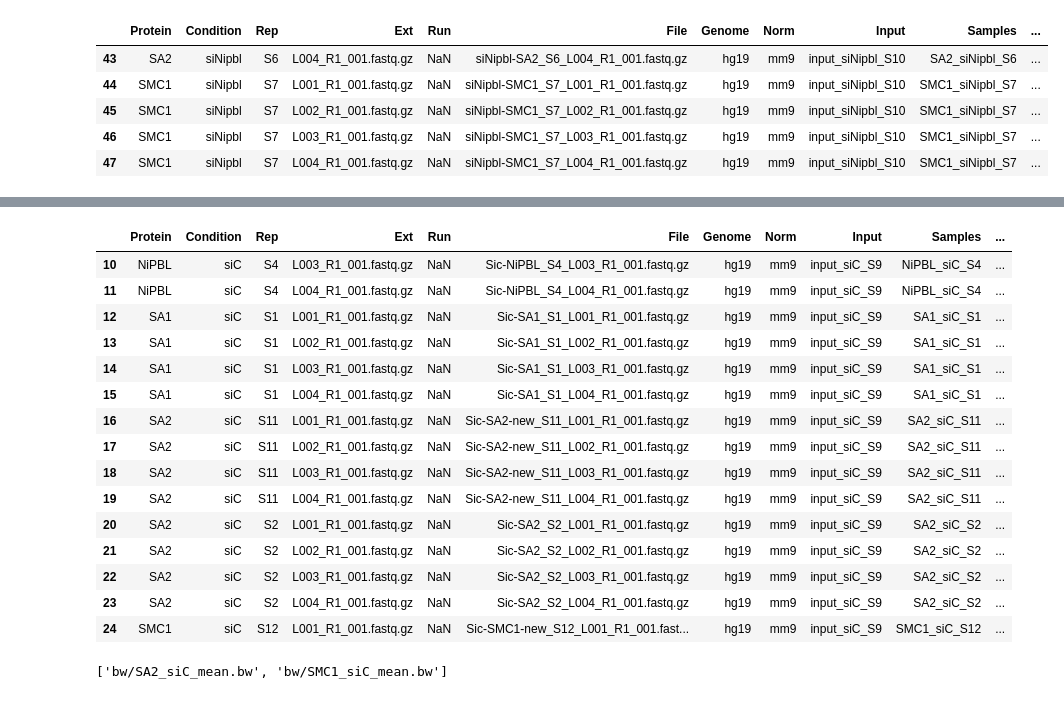
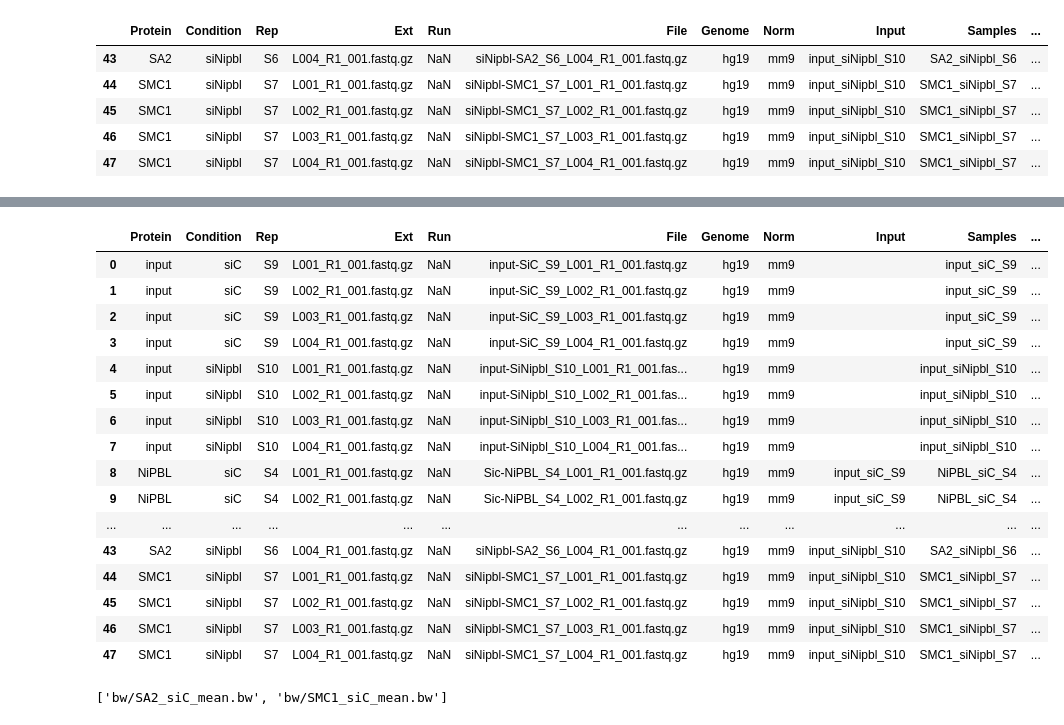
Before and after one commit to aqvd/snakemake_workflows, a Jupyter notebook: Chip-Seq/notebooks/metadata_creation.ipynb, the cells around one changed output, grey strips where cells are left out. Drawn from its saved outputs; the diff is of its cells as text; code cells hidden in the pictures.

```diff
--- a/Chip-Seq/notebooks/metadata_creation.ipynb
+++ b/Chip-Seq/notebooks/metadata_creation.ipynb
@@ -116,29 +149,30 @@ data.tail()
 # %%
 ## Column to indicate if need to merge bigWig
 ## For a given protein and condition, get the unique values of rep. If more than 1, merge
 
 data["MergeBW"]=["yes" if len(data.Rep[(data.Condition==c) & (data.Protein==p)].unique()) > 1
  else "no"
  for c,p in zip(data.Condition, data.Protein)]
 
-data[10:25]
+data
 # %% [output]
 |  | Protein | Condition | Rep | Ext | Run | File | Genome | Norm | Input | Samples | ... |
-| 10 | NiPBL | siC | S4 | L003_R1_001.fastq.gz | NaN | Sic-NiPBL_S4_L003_R1_001.fastq.gz | hg19 | mm9 | input_siC_S9 | NiPBL_siC_S4 | ... |
-| 11 | NiPBL | siC | S4 | L004_R1_001.fastq.gz | NaN | Sic-NiPBL_S4_L004_R1_001.fastq.gz | hg19 | mm9 | input_siC_S9 | NiPBL_siC_S4 | ... |
-| 12 | SA1 | siC | S1 | L001_R1_001.fastq.gz | NaN | Sic-SA1_S1_L001_R1_001.fastq.gz | hg19 | mm9 | input_siC_S9 | SA1_siC_S1 | ... |
-| 13 | SA1 | siC | S1 | L002_R1_001.fastq.gz | NaN | Sic-SA1_S1_L002_R1_001.fastq.gz | hg19 | mm9 | input_siC_S9 | SA1_siC_S1 | ... |
-| 14 | SA1 | siC | S1 | L003_R1_001.fastq.gz | NaN | Sic-SA1_S1_L003_R1_001.fastq.gz | hg19 | mm9 | input_siC_S9 | SA1_siC_S1 | ... |
-| 15 | SA1 | siC | S1 | L004_R1_001.fastq.gz | NaN | Sic-SA1_S1_L004_R1_001.fastq.gz | hg19 | mm9 | input_siC_S9 | SA1_siC_S1 | ... |
-| 16 | SA2 | siC | S11 | L001_R1_001.fastq.gz | NaN | Sic-SA2-new_S11_L001_R1_001.fastq.gz | hg19 | mm9 | input_siC_S9 | SA2_siC_S11 | ... |
-| 17 | SA2 | siC | S11 | L002_R1_001.fastq.gz | NaN | Sic-SA2-new_S11_L002_R1_001.fastq.gz | hg19 | mm9 | input_siC_S9 | SA2_siC_S11 | ... |
-| 18 | SA2 | siC | S11 | L003_R1_001.fastq.gz | NaN | Sic-SA2-new_S11_L003_R1_001.fastq.gz | hg19 | mm9 | input_siC_S9 | SA2_siC_S11 | ... |
-| 19 | SA2 | siC | S11 | L004_R1_001.fastq.gz | NaN | Sic-SA2-new_S11_L004_R1_001.fastq.gz | hg19 | mm9 | input_siC_S9 | SA2_siC_S11 | ... |
-| 20 | SA2 | siC | S2 | L001_R1_001.fastq.gz | NaN | Sic-SA2_S2_L001_R1_001.fastq.gz | hg19 | mm9 | input_siC_S9 | SA2_siC_S2 | ... |
-| 21 | SA2 | siC | S2 | L002_R1_001.fastq.gz | NaN | Sic-SA2_S2_L002_R1_001.fastq.gz | hg19 | mm9 | input_siC_S9 | SA2_siC_S2 | ... |
-| 22 | SA2 | siC | S2 | L003_R1_001.fastq.gz | NaN | Sic-SA2_S2_L003_R1_001.fastq.gz | hg19 | mm9 | input_siC_S9 | SA2_siC_S2 | ... |
-| 23 | SA2 | siC | S2 | L004_R1_001.fastq.gz | NaN | Sic-SA2_S2_L004_R1_001.fastq.gz | hg19 | mm9 | input_siC_S9 | SA2_siC_S2 | ... |
-| 24 | SMC1 | siC | S12 | L001_R1_001.fastq.gz | NaN | Sic-SMC1-new_S12_L001_R1_001.fast... | hg19 | mm9 | input_siC_S9 | SMC1_siC_S12 | ... |
+| 0 | input | siC | S9 | L001_R1_001.fastq.gz | NaN | input-SiC_S9_L001_R1_001.fastq.gz | hg19 | mm9 |  | input_siC_S9 | ... |
+| 1 | input | siC | S9 | L002_R1_001.fastq.gz | NaN | input-SiC_S9_L002_R1_001.fastq.gz | hg19 | mm9 |  | input_siC_S9 | ... |
+| 2 | input | siC | S9 | L003_R1_001.fastq.gz | NaN | input-SiC_S9_L003_R1_001.fastq.gz | hg19 | mm9 |  | input_siC_S9 | ... |
+| 3 | input | siC | S9 | L004_R1_001.fastq.gz | NaN | input-SiC_S9_L004_R1_001.fastq.gz | hg19 | mm9 |  | input_siC_S9 | ... |
+| 4 | input | siNipbl | S10 | L001_R1_001.fastq.gz | NaN | input-SiNipbl_S10_L001_R1_001.fas... | hg19 | mm9 |  | input_siNipbl_S10 | ... |
+| 5 | input | siNipbl | S10 | L002_R1_001.fastq.gz | NaN | input-SiNipbl_S10_L002_R1_001.fas... | hg19 | mm9 |  | input_siNipbl_S10 | ... |
+| 6 | input | siNipbl | S10 | L003_R1_001.fastq.gz | NaN | input-SiNipbl_S10_L003_R1_001.fas... | hg19 | mm9 |  | input_siNipbl_S10 | ... |
+| 7 | input | siNipbl | S10 | L004_R1_001.fastq.gz | NaN | input-SiNipbl_S10_L004_R1_001.fas... | hg19 | mm9 |  | input_siNipbl_S10 | ... |
+| 8 | NiPBL | siC | S4 | L001_R1_001.fastq.gz | NaN | Sic-NiPBL_S4_L001_R1_001.fastq.gz | hg19 | mm9 | input_siC_S9 | NiPBL_siC_S4 | ... |
+| 9 | NiPBL | siC | S4 | L002_R1_001.fastq.gz | NaN | Sic-NiPBL_S4_L002_R1_001.fastq.gz | hg19 | mm9 | input_siC_S9 | NiPBL_siC_S4 | ... |
+| ... | ... | ... | ... | ... | ... | ... | ... | ... | ... | ... | ... |
+| 43 | SA2 | siNipbl | S6 | L004_R1_001.fastq.gz | NaN | siNipbl-SA2_S6_L004_R1_001.fastq.gz | hg19 | mm9 | input_siNipbl_S10 | SA2_siNipbl_S6 | ... |
+| 44 | SMC1 | siNipbl | S7 | L001_R1_001.fastq.gz | NaN | siNipbl-SMC1_S7_L001_R1_001.fastq.gz | hg19 | mm9 | input_siNipbl_S10 | SMC1_siNipbl_S7 | ... |
+| 45 | SMC1 | siNipbl | S7 | L002_R1_001.fastq.gz | NaN | siNipbl-SMC1_S7_L002_R1_001.fastq.gz | hg19 | mm9 | input_siNipbl_S10 | SMC1_siNipbl_S7 | ... |
+| 46 | SMC1 | siNipbl | S7 | L003_R1_001.fastq.gz | NaN | siNipbl-SMC1_S7_L003_R1_001.fastq.gz | hg19 | mm9 | input_siNipbl_S10 | SMC1_siNipbl_S7 | ... |
+| 47 | SMC1 | siNipbl | S7 | L004_R1_001.fastq.gz | NaN | siNipbl-SMC1_S7_L004_R1_001.fastq.gz | hg19 | mm9 | input_siNipbl_S10 | SMC1_siNipbl_S7 | ... |
 # %%
 expand("bw/{Prot_Cond}_mean.bw" ,
             Prot_Cond=data.Prot_Cond[
```
Also changed, not shown: parts of 6 cells of this notebook, 1 other file.
